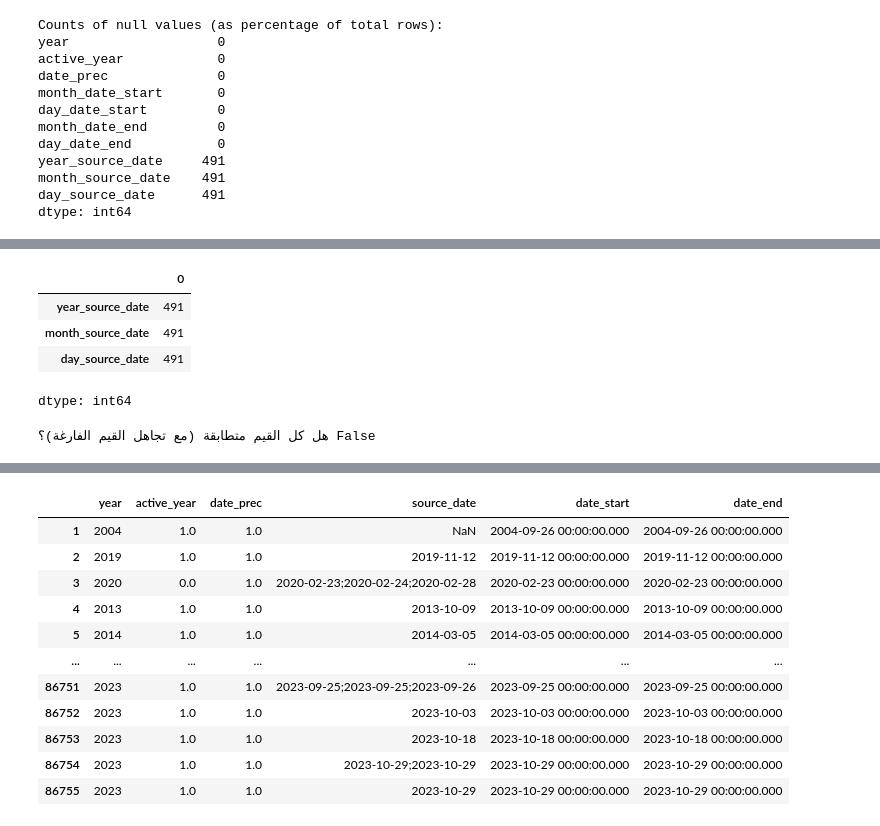
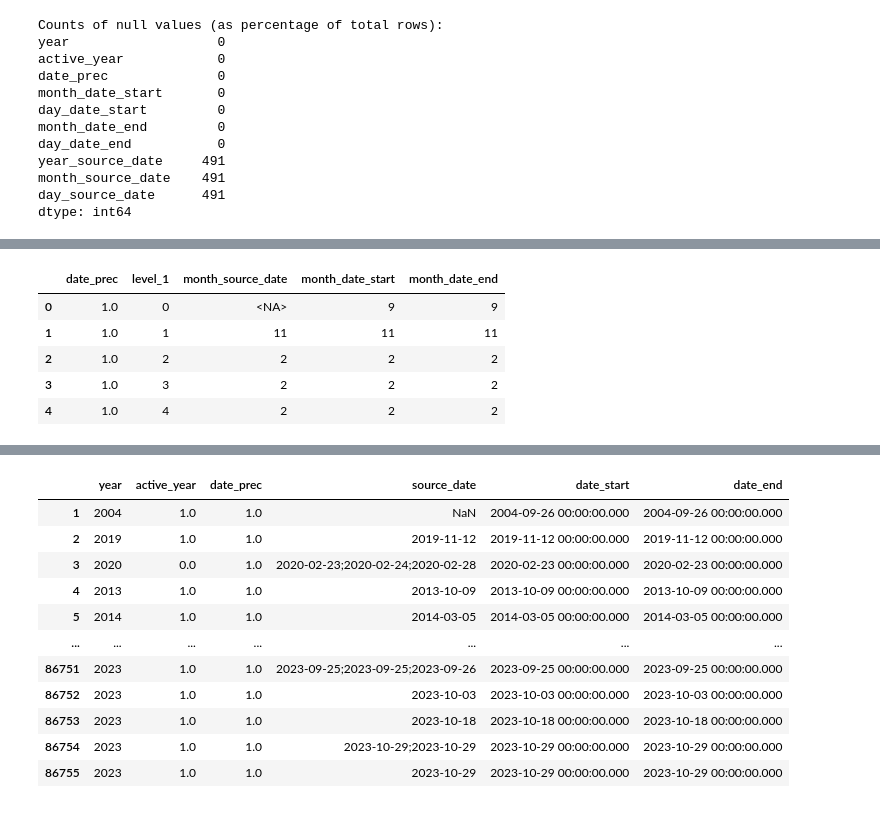
Before and after one commit to hananbahtiti/School, a Jupyter notebook: syria.ipynb, the cells around one changed output, grey strips where cells are left out. Saved outputs shown, nothing was run; the diff lists cells and outputs as text; code cells hidden in the pictures.

```diff
--- a/syria.ipynb
+++ b/syria.ipynb
@@ -1010,18 +949,15 @@ df_date
-# %%
-df_date[['year_source_date', 'month_source_date', 'day_source_date']].isna().sum()
-# %% [output]
-|  | 0 |
-| year_source_date | 491 |
-| month_source_date | 491 |
-| day_source_date | 491 |
-dtype: int64
-# %%
-# قناع (mask) يستبعد الصفوف التي تحتوي على NaN في أي من العمودين
-mask = df_date['year'].notna() & df_date['year_source_date'].notna()
-
-# تحقق من التطابق فقط للصفوف التي لا تحتوي على NaN
-all_equal = (df_date.loc[mask, 'year'] == df_date.loc[mask, 'year_source_date']).all()
-
-print("هل كل القيم متطابقة (مع تجاهل القيم الفارغة)؟", all_equal)
-# %% [output]
-هل كل القيم متطابقة (مع تجاهل القيم الفارغة)؟ False
+# %%
+date_prec_df = (
+    df_date
+    .groupby(['date_prec'])[['month_source_date', 'month_date_start', 'month_date_end']]
+    .apply(lambda x: x.reset_index(drop=True))
+    .reset_index()
+)
+date_prec_df.head()
+# %% [output]
+|  | date_prec | level_1 | month_source_date | month_date_start | month_date_end |
+| 0 | 1.0 | 0 | <NA> | 9 | 9 |
+| 1 | 1.0 | 1 | 11 | 11 | 11 |
+| 2 | 1.0 | 2 | 2 | 2 | 2 |
+| 3 | 1.0 | 3 | 2 | 2 | 2 |
+| 4 | 1.0 | 4 | 2 | 2 | 2 |
```
Also changed, not shown: parts of 5 cells of this notebook.
